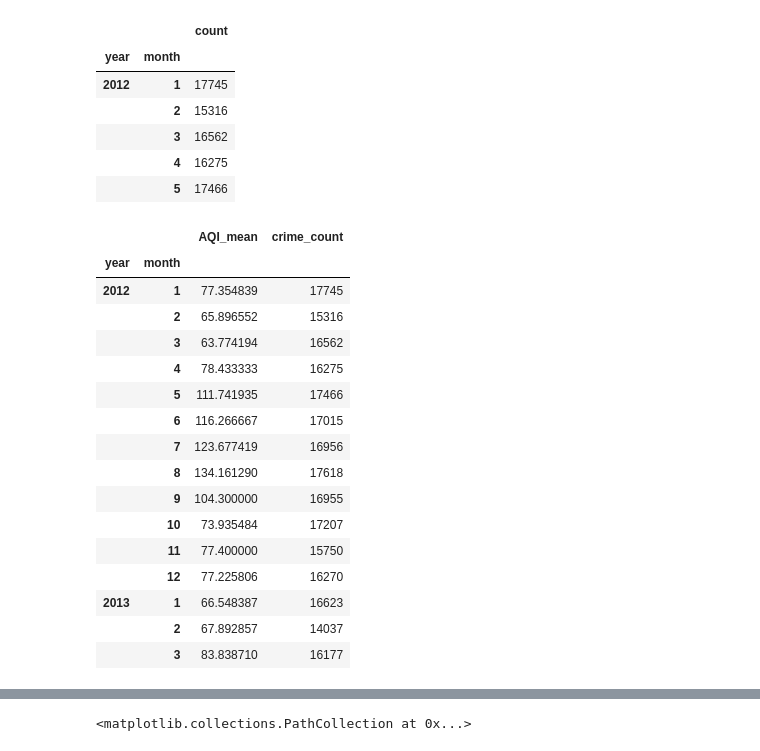
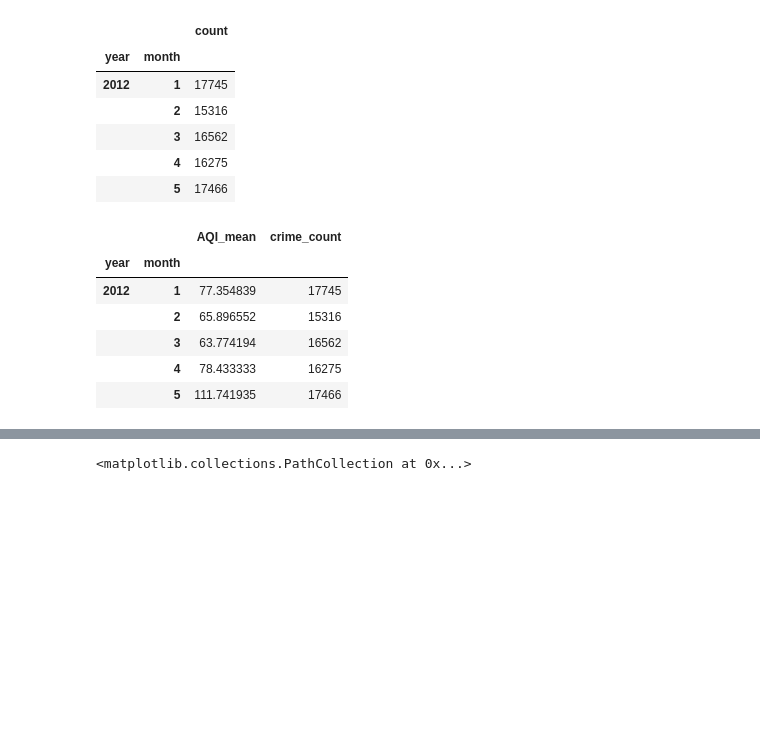
Before and after one commit to AprilW048/Final_Project, a Jupyter notebook: Air Pollution.ipynb, the cells around one changed output, grey strips where cells are left out. Saved outputs shown, nothing was run; the diff lists cells and outputs as text; code cells hidden in the pictures; blank space fills up the shorter version.

```diff
--- a/Air Pollution.ipynb
+++ b/Air Pollution.ipynb
@@ -257,24 +262,13 @@ LA_crime_per_month.head()
 |  | 5 | 17466 |
 # %%
 LA_crime_airpollution = pd.merge(LA_airpollution, LA_crime_per_month,on=['year','month'])
+LA_crime_airpollution.columns=['AQI_mean', 'crime_count']
 LA_crime_airpollution.head()
-LA_crime_airpollution.columns=['AQI_mean', 'crime_count']
-LA_crime_airpollution.head(15)
 # %% [output]
 |  |  | AQI_mean | crime_count |
 | year | month |  |  |
 | 2012 | 1 | 77.354839 | 17745 |
 |  | 2 | 65.896552 | 15316 |
 |  | 3 | 63.774194 | 16562 |
 |  | 4 | 78.433333 | 16275 |
 |  | 5 | 111.741935 | 17466 |
-|  | 6 | 116.266667 | 17015 |
-|  | 7 | 123.677419 | 16956 |
-|  | 8 | 134.161290 | 17618 |
-|  | 9 | 104.300000 | 16955 |
-|  | 10 | 73.935484 | 17207 |
-|  | 11 | 77.400000 | 15750 |
-|  | 12 | 77.225806 | 16270 |
-| 2013 | 1 | 66.548387 | 16623 |
-|  | 2 | 67.892857 | 14037 |
-|  | 3 | 83.838710 | 16177 |
```
Also changed, not shown: parts of 27 cells of this notebook.
